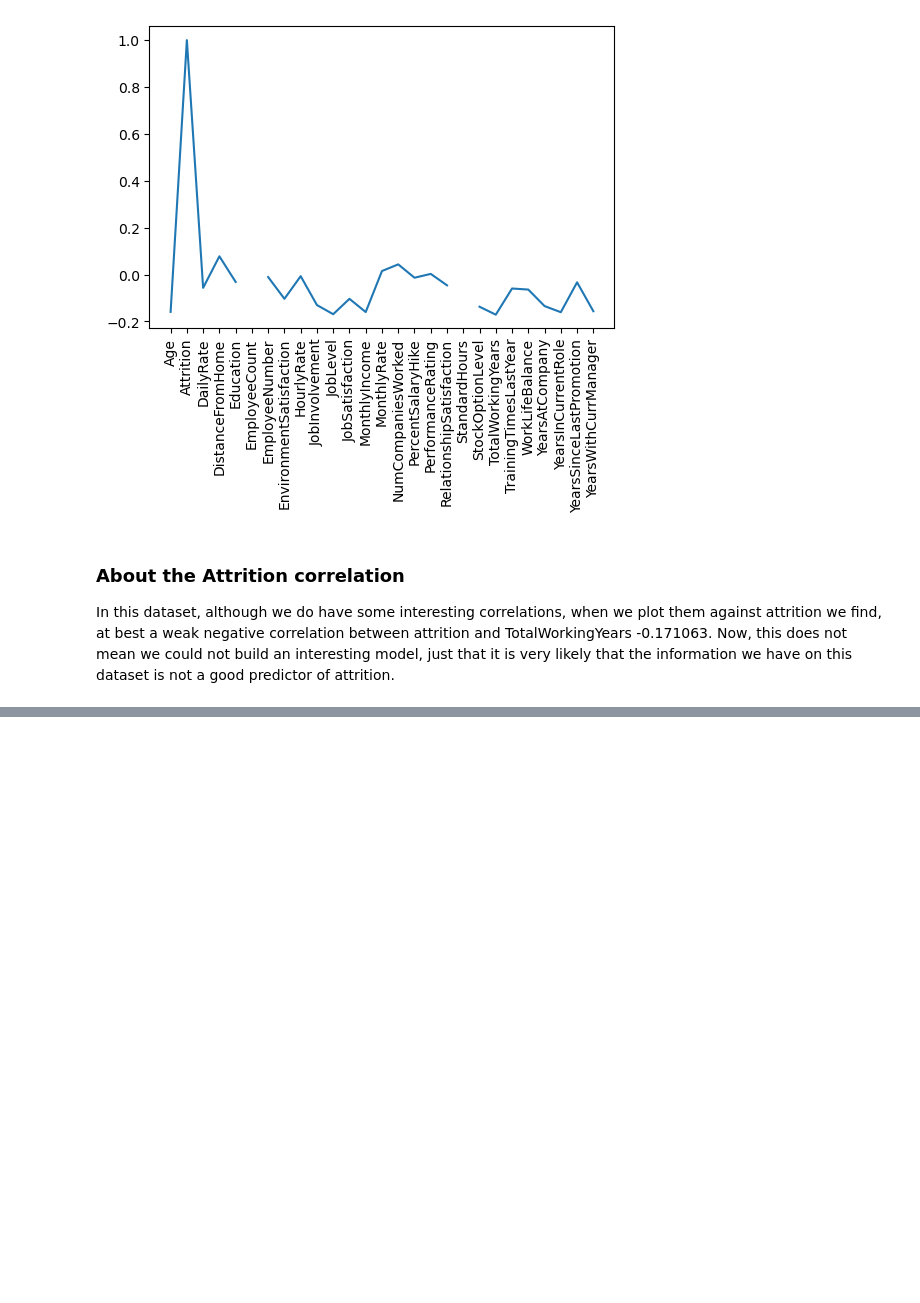
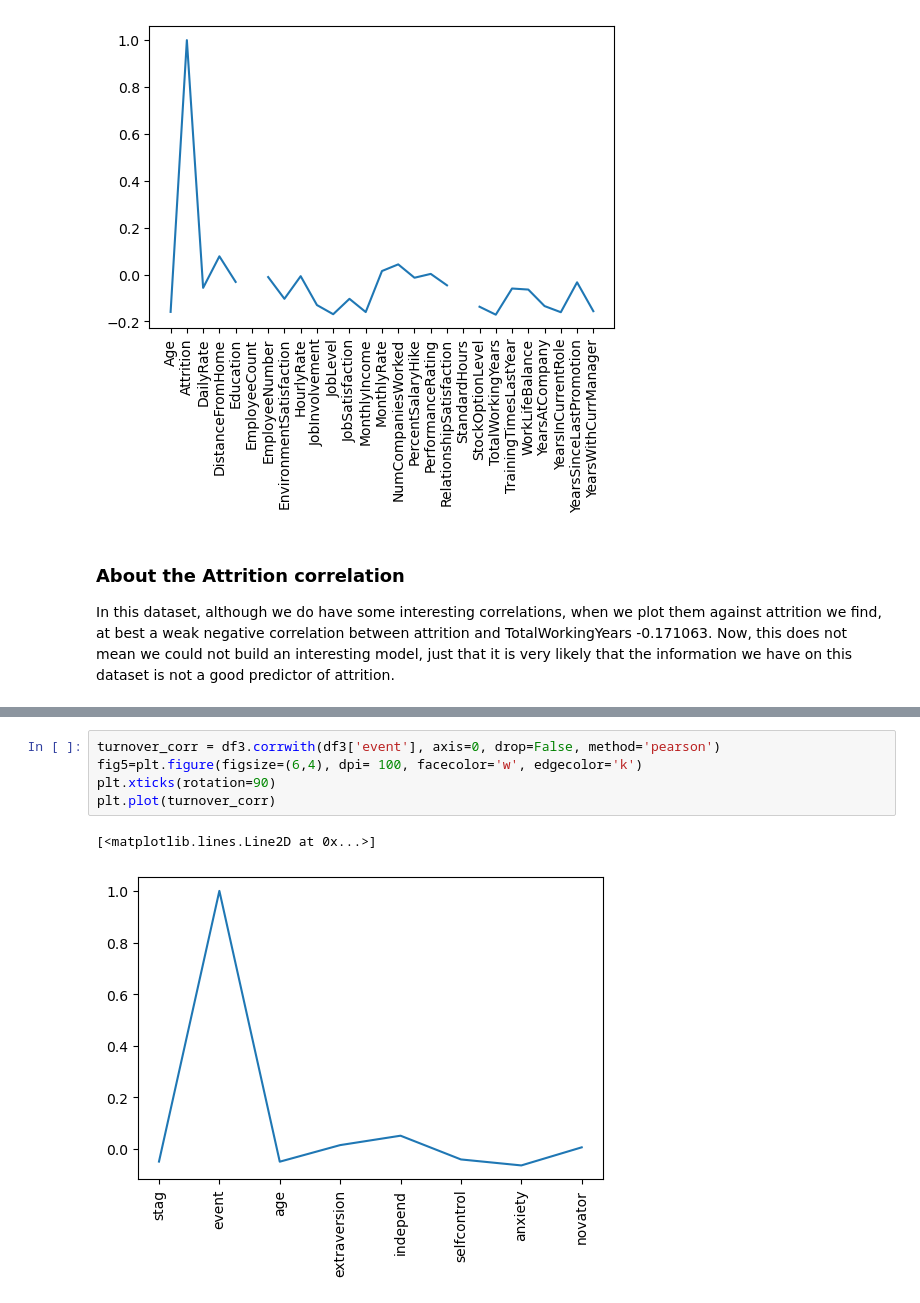
Before and after one commit to jackraifer/66DaysOfData-Road-to-Data-Science, a Jupyter notebook: 02_HR_Datasets_Initial_EDA.ipynb, the cells around one changed output, grey strips where cells are left out. Cells and saved outputs as stored; diff of their text form; blank space fills up the shorter version.

```diff
--- a/02_HR_Datasets_Initial_EDA.ipynb
+++ b/02_HR_Datasets_Initial_EDA.ipynb
@@ -220,0 +269,8 @@ In this dataset, although we do have some interesting correlations, when we plot
+# %%
+turnover_corr = df3.corrwith(df3['event'], axis=0, drop=False, method='pearson')
+fig5=plt.figure(figsize=(6,4), dpi= 100, facecolor='w', edgecolor='k')
+plt.xticks(rotation=90)
+plt.plot(turnover_corr)
+# %% [output]
+[<matplotlib.lines.Line2D at 0x...>]
+[figure, added]
```
Also changed, not shown: parts of 7 cells of this notebook, 1 other file.
